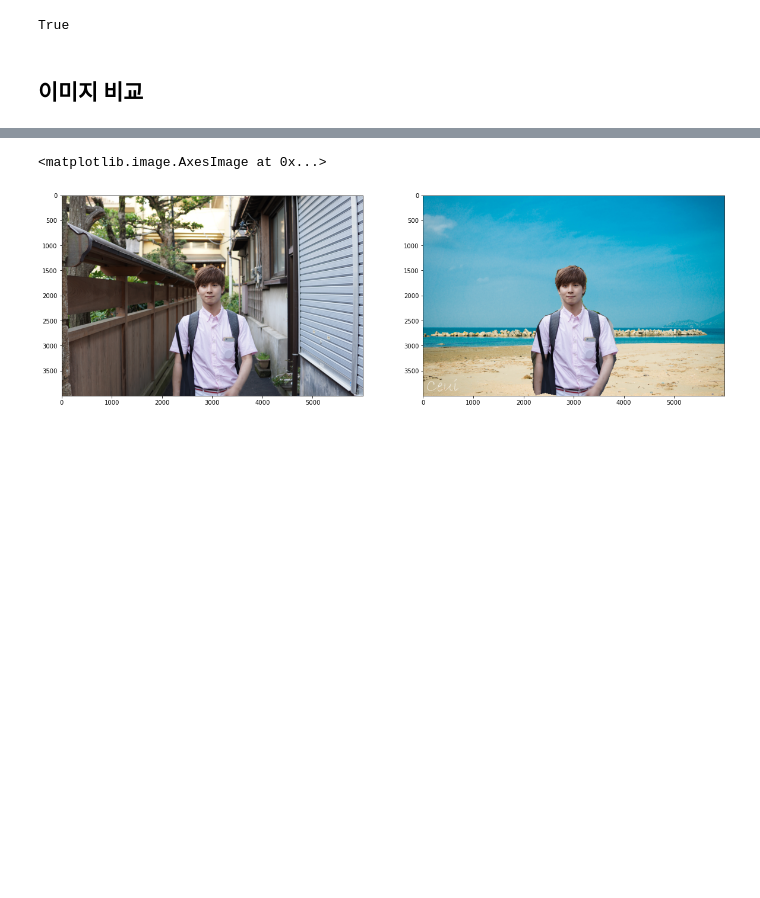
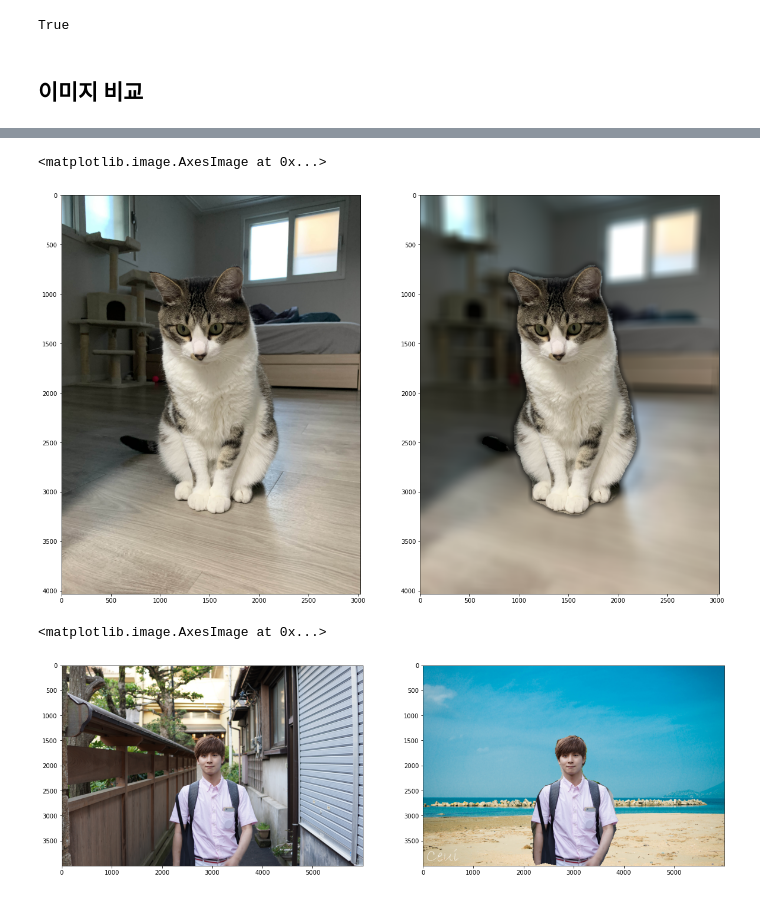
Before and after one commit to ceuity/AIFFEL, a Jupyter notebook: exploration_10/[E-10]human_segmentation.ipynb, the cells around one changed output, grey strips where cells are left out. Saved outputs shown, nothing was run; the diff lists cells and outputs as text; code cells hidden in the pictures; blank space fills up the shorter version.

```diff
--- a/exploration_10/[E-10]human_segmentation.ipynb
+++ b/exploration_10/[E-10]human_segmentation.ipynb
@@ -304,3 +315,14 @@ True
+# %%
+fig = plt.figure(figsize=(20, 15))
+
+ax = plt.subplot(1, 2, 1)
+plt.imshow(cv2.cvtColor(img_cat, cv2.COLOR_BGR2RGB))
+
+ax = plt.subplot(1, 2, 2)
+plt.imshow(cv2.cvtColor(img_concat_cat, cv2.COLOR_BGR2RGB))
+# %% [output]
+<matplotlib.image.AxesImage at 0x...>
+[figure, added]
 # %%
 fig = plt.figure(figsize=(20, 15))
 
```
Also changed, not shown: parts of 4 cells of this notebook.
